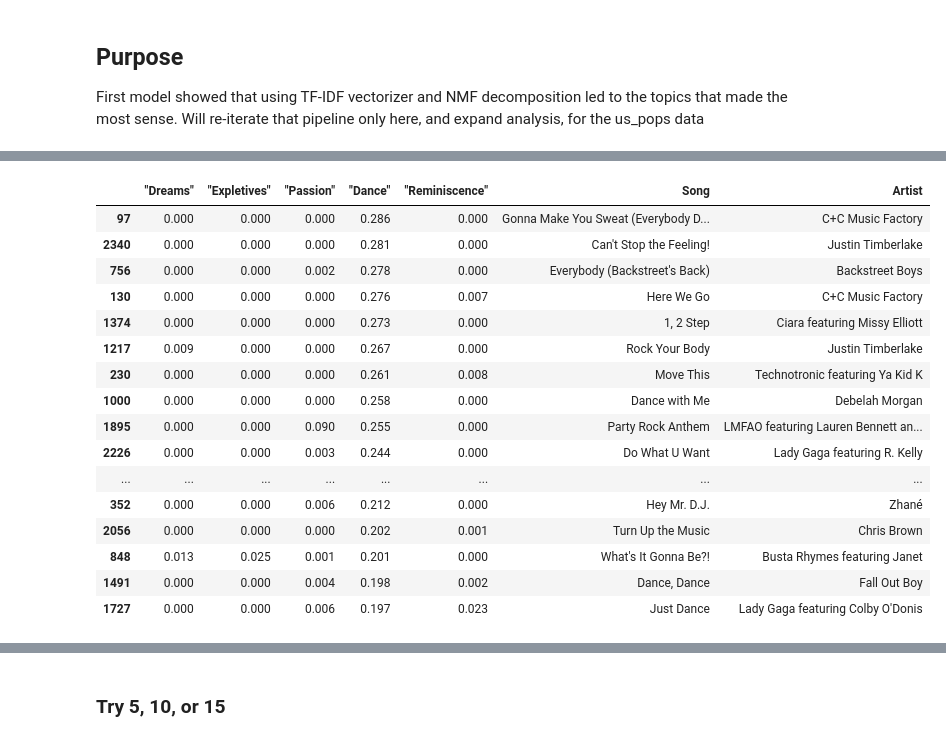
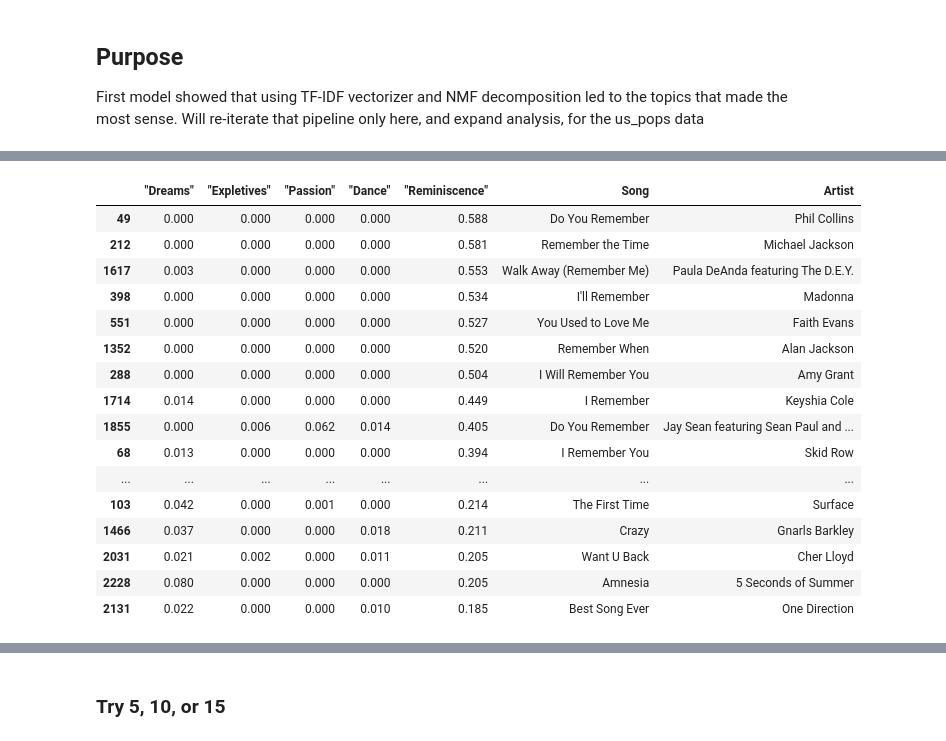
Before and after one commit to jcpark376/Lyrics_project, a Jupyter notebook: Models/Analysis/analysis_us.ipynb, the cells around one changed output, grey strips where cells are left out. Cells and saved outputs as stored; diff of their text form; code cells hidden in the pictures.

```diff
--- a/Models/Analysis/analysis_us.ipynb
+++ b/Models/Analysis/analysis_us.ipynb
@@ -116,25 +116,25 @@ doc_topic_mat
 | 2670 | 0.036 | 0.024 | 0.000 | 0.003 | 0.005 | Robbery | Juice Wrld |
 2671 rows × 7 columns
 # %%
-doc_topic_mat.sort_values('"Dance"',ascending=False).head(20)
+doc_topic_mat.sort_values('"Reminiscence"',ascending=False).head(20)
 # %% [output]
 |  | "Dreams" | "Expletives" | "Passion" | "Dance" | "Reminiscence" | Song | Artist |
-| 97 | 0.000 | 0.000 | 0.000 | 0.286 | 0.000 | Gonna Make You Sweat (Everybody D... | C+C Music Factory |
-| 2340 | 0.000 | 0.000 | 0.000 | 0.281 | 0.000 | Can't Stop the Feeling! | Justin Timberlake |
-| 756 | 0.000 | 0.000 | 0.002 | 0.278 | 0.000 | Everybody (Backstreet's Back) | Backstreet Boys |
-| 130 | 0.000 | 0.000 | 0.000 | 0.276 | 0.007 | Here We Go | C+C Music Factory |
-| 1374 | 0.000 | 0.000 | 0.000 | 0.273 | 0.000 | 1, 2 Step | Ciara featuring Missy Elliott |
-| 1217 | 0.009 | 0.000 | 0.000 | 0.267 | 0.000 | Rock Your Body | Justin Timberlake |
-| 230 | 0.000 | 0.000 | 0.000 | 0.261 | 0.008 | Move This | Technotronic featuring Ya Kid K |
-| 1000 | 0.000 | 0.000 | 0.000 | 0.258 | 0.000 | Dance with Me | Debelah Morgan |
-| 1895 | 0.000 | 0.000 | 0.090 | 0.255 | 0.000 | Party Rock Anthem | LMFAO featuring Lauren Bennett an... |
-| 2226 | 0.000 | 0.000 | 0.003 | 0.244 | 0.000 | Do What U Want | Lady Gaga featuring R. Kelly |
+| 49 | 0.000 | 0.000 | 0.000 | 0.000 | 0.588 | Do You Remember | Phil Collins |
+| 212 | 0.000 | 0.000 | 0.000 | 0.000 | 0.581 | Remember the Time | Michael Jackson |
+| 1617 | 0.003 | 0.000 | 0.000 | 0.000 | 0.553 | Walk Away (Remember Me) | Paula DeAnda featuring The D.E.Y. |
+| 398 | 0.000 | 0.000 | 0.000 | 0.000 | 0.534 | I'll Remember | Madonna |
+| 551 | 0.000 | 0.000 | 0.000 | 0.000 | 0.527 | You Used to Love Me | Faith Evans |
+| 1352 | 0.000 | 0.000 | 0.000 | 0.000 | 0.520 | Remember When | Alan Jackson |
+| 288 | 0.000 | 0.000 | 0.000 | 0.000 | 0.504 | I Will Remember You | Amy Grant |
+| 1714 | 0.014 | 0.000 | 0.000 | 0.000 | 0.449 | I Remember | Keyshia Cole |
+| 1855 | 0.000 | 0.006 | 0.062 | 0.014 | 0.405 | Do You Remember | Jay Sean featuring Sean Paul and ... |
+| 68 | 0.013 | 0.000 | 0.000 | 0.000 | 0.394 | I Remember You | Skid Row |
 | ... | ... | ... | ... | ... | ... | ... | ... |
-| 352 | 0.000 | 0.000 | 0.006 | 0.212 | 0.000 | Hey Mr. D.J. | Zhané |
-| 2056 | 0.000 | 0.000 | 0.000 | 0.202 | 0.001 | Turn Up the Music | Chris Brown |
-| 848 | 0.013 | 0.025 | 0.001 | 0.201 | 0.000 | What's It Gonna Be?! | Busta Rhymes featuring Janet |
-| 1491 | 0.000 | 0.000 | 0.004 | 0.198 | 0.002 | Dance, Dance | Fall Out Boy |
-| 1727 | 0.000 | 0.000 | 0.006 | 0.197 | 0.023 | Just Dance | Lady Gaga featuring Colby O'Donis |
+| 103 | 0.042 | 0.000 | 0.001 | 0.000 | 0.214 | The First Time | Surface |
+| 1466 | 0.037 | 0.000 | 0.000 | 0.018 | 0.211 | Crazy | Gnarls Barkley |
+| 2031 | 0.021 | 0.002 | 0.000 | 0.011 | 0.205 | Want U Back | Cher Lloyd |
+| 2228 | 0.080 | 0.000 | 0.000 | 0.000 | 0.205 | Amnesia | 5 Seconds of Summer |
+| 2131 | 0.022 | 0.000 | 0.000 | 0.010 | 0.185 | Best Song Ever | One Direction |
 # %%
 Sum_of_squared_distances = []
 K = range(1,30)
```
Also changed, not shown: parts of 13 cells of this notebook, 4 other files.
